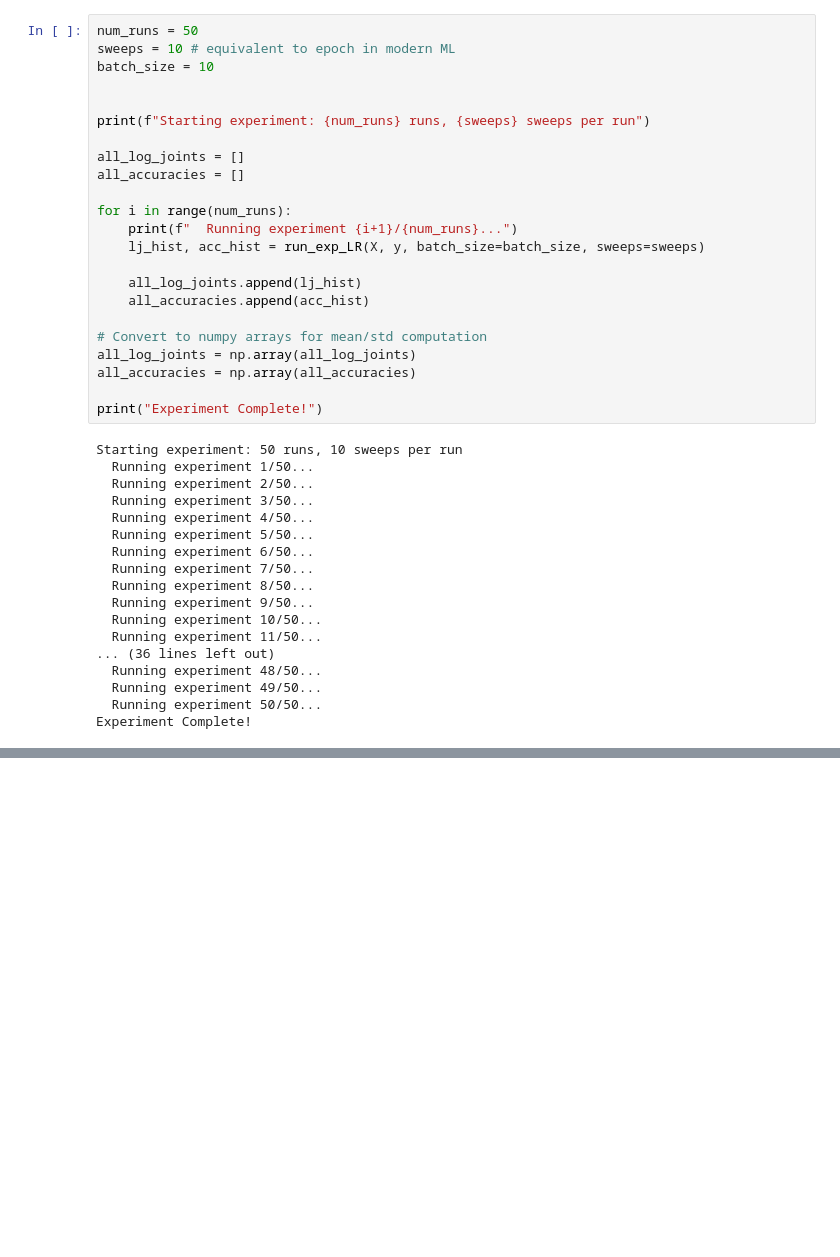
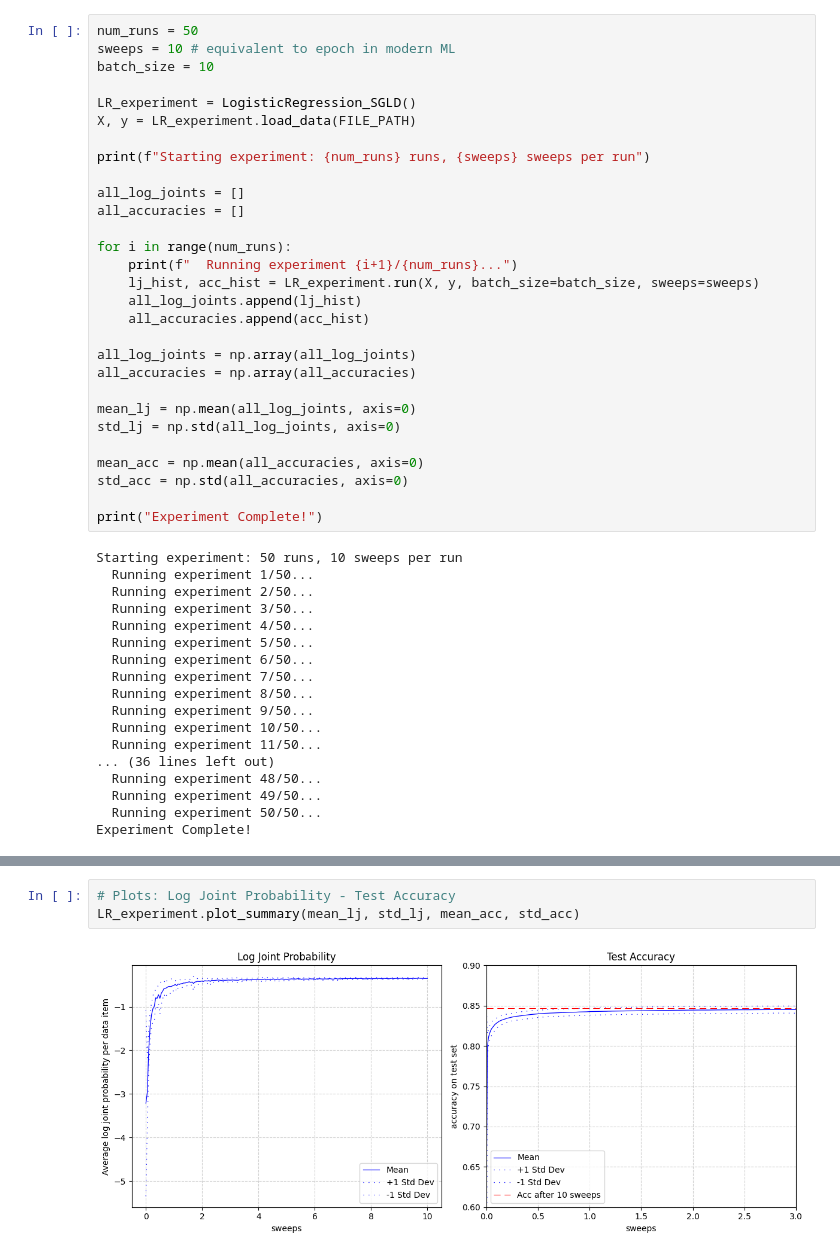
Before and after one commit to Amjad-Kallas/Bayesian_Learning_SGLD, a Jupyter notebook: notebooks/logistic_regression_sgld.ipynb, the cells around one changed output, grey strips where cells are left out. Cells and saved outputs as stored; diff of their text form; blank space fills up the shorter version.

```diff
--- a/notebooks/logistic_regression_sgld.ipynb
+++ b/notebooks/logistic_regression_sgld.ipynb
@@ -21,6 +15,8 @@ num_runs = 50
 sweeps = 10 # equivalent to epoch in modern ML
 batch_size = 10
 
+LR_experiment = LogisticRegression_SGLD()
+X, y = LR_experiment.load_data(FILE_PATH)
 
 print(f"Starting experiment: {num_runs} runs, {sweeps} sweeps per run")
 
@@ -29,15 +25,19 @@ all_accuracies = []
 
 for i in range(num_runs):
     print(f"  Running experiment {i+1}/{num_runs}...")
-    lj_hist, acc_hist = run_exp_LR(X, y, batch_size=batch_size, sweeps=sweeps)
-
+    lj_hist, acc_hist = LR_experiment.run(X, y, batch_size=batch_size, sweeps=sweeps)
     all_log_joints.append(lj_hist)
     all_accuracies.append(acc_hist)
 
-# Convert to numpy arrays for mean/std computation
 all_log_joints = np.array(all_log_joints)
 all_accuracies = np.array(all_accuracies)
 
+mean_lj = np.mean(all_log_joints, axis=0)
+std_lj = np.std(all_log_joints, axis=0)
+
+mean_acc = np.mean(all_accuracies, axis=0)
+std_acc = np.std(all_accuracies, axis=0)
+
 print("Experiment Complete!")
 # %% [output]
 Starting experiment: 50 runs, 10 sweeps per run
@@ -102,0 +60,5 @@ plt.show()
+# %%
+# Plots: Log Joint Probability - Test Accuracy
+LR_experiment.plot_summary(mean_lj, std_lj, mean_acc, std_acc)
+# %% [output]
+[figure, added]
```
Also changed, not shown: parts of 3 cells of this notebook, 5 other files.
